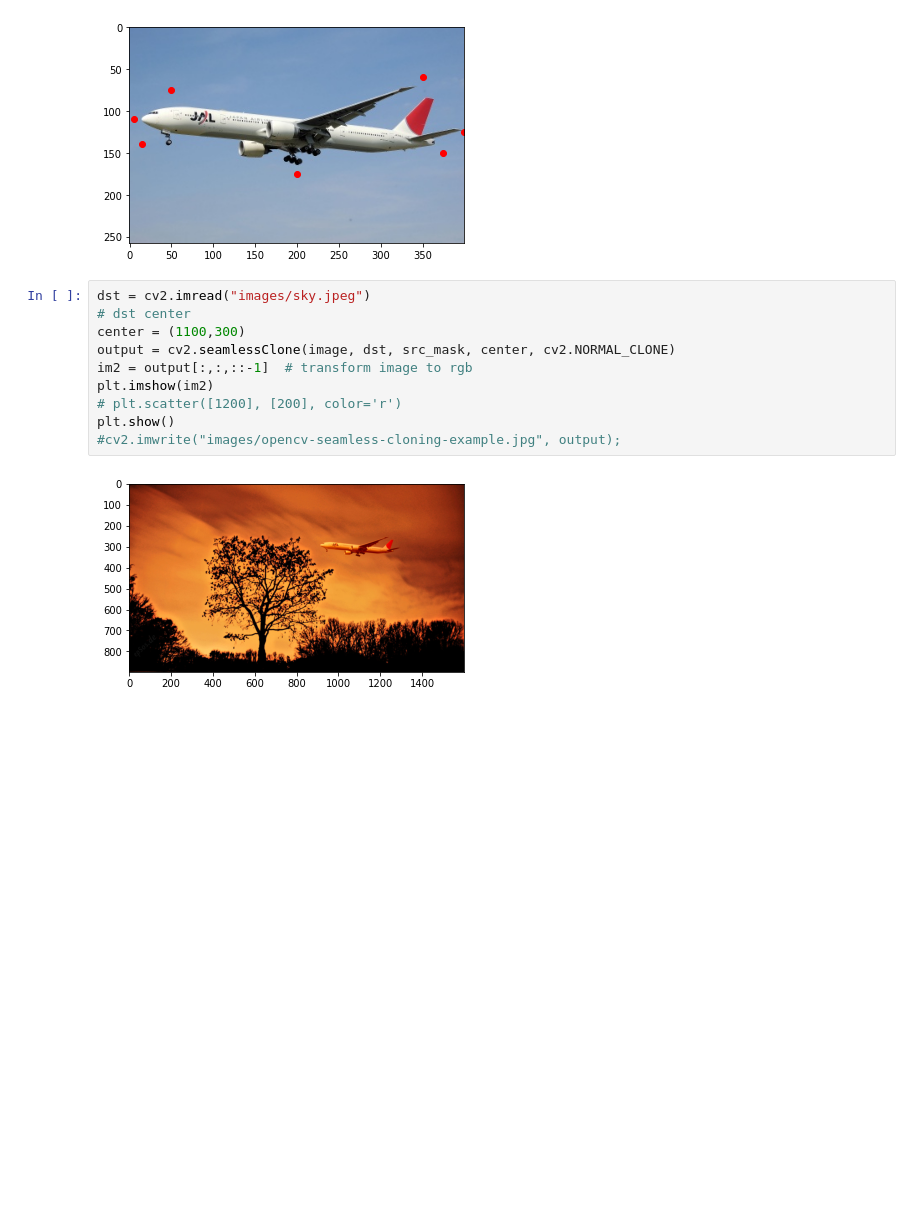
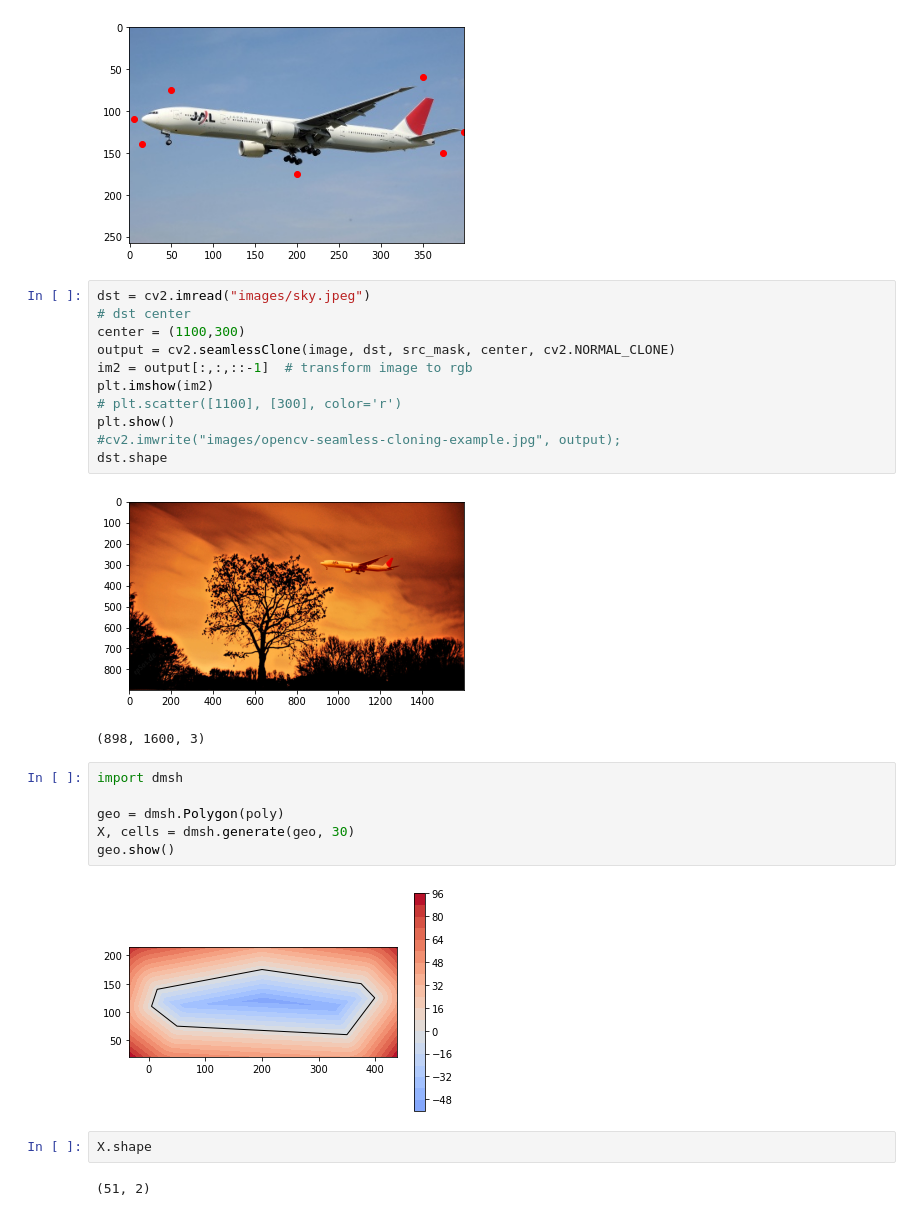
Before and after one commit to tsunghan-wu/MVC, a Jupyter notebook: seamless_copy.ipynb, the cells around one changed output. Cells and saved outputs as stored; diff of their text form; blank space fills up the shorter version.

```diff
--- a/seamless_copy.ipynb
+++ b/seamless_copy.ipynb
@@ -24,8 +24,22 @@ center = (1100,300)
 output = cv2.seamlessClone(image, dst, src_mask, center, cv2.NORMAL_CLONE)
 im2 = output[:,:,::-1] 	# transform image to rgb
 plt.imshow(im2)
-# plt.scatter([1200], [200], color='r')
+# plt.scatter([1100], [300], color='r')
 plt.show()
 #cv2.imwrite("images/opencv-seamless-cloning-example.jpg", output);
+dst.shape
 # %% [output]
 [figure]
+(898, 1600, 3)
+# %%
+import dmsh
+
+geo = dmsh.Polygon(poly)
+X, cells = dmsh.generate(geo, 30)
+geo.show()
+# %% [output]
+[figure, added]
+# %%
+X.shape
+# %% [output]
+(51, 2)
```
Also changed, not shown: parts of 4 cells of this notebook.
